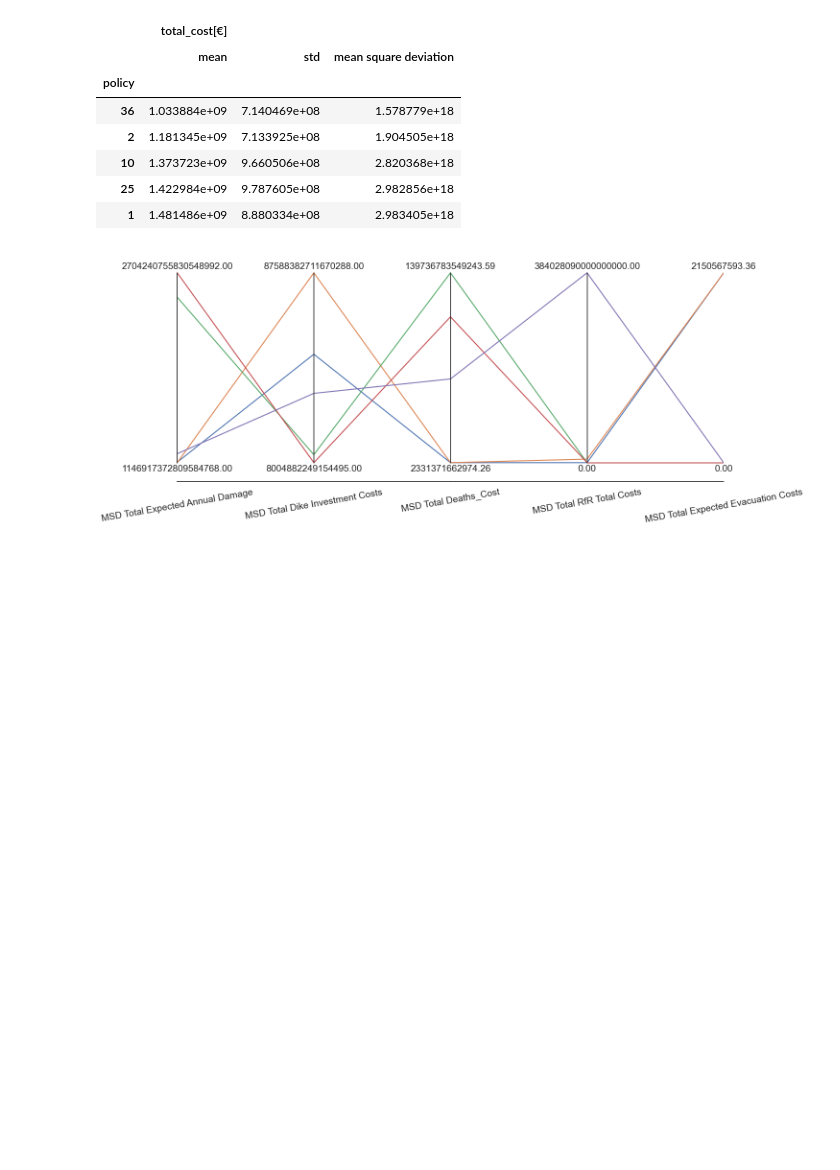
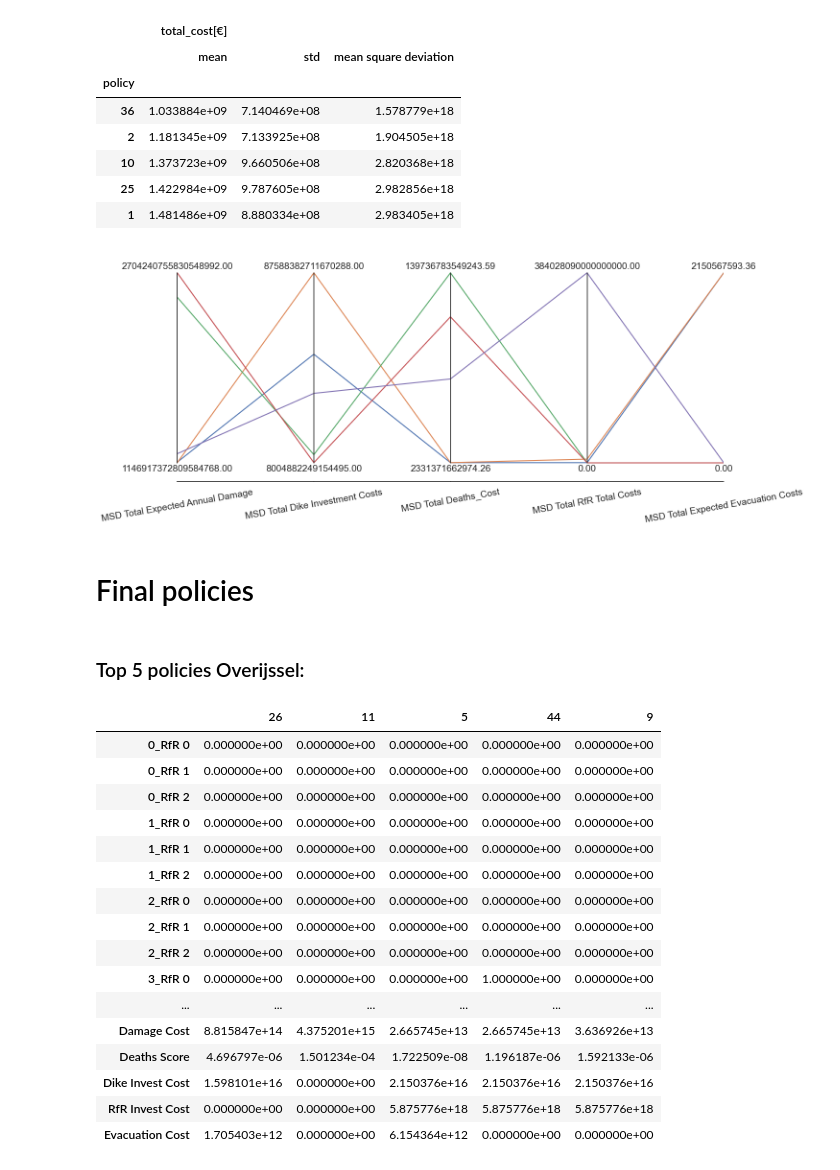
Before and after one commit to JasperBaars/EPA1361_Model-based_Decision-making, a Jupyter notebook: Final Assignment EPA1361/Model and Notebooks/3. Uncertainty Analysis.ipynb, the cells around one changed output. Cells and saved outputs as stored; diff of their text form; code cells hidden in the pictures; blank space fills up the shorter version.

Commit message:
beste policies tabellen

```diff
--- a/Final Assignment EPA1361/Model and Notebooks/3. Uncertainty Analysis.ipynb
+++ b/Final Assignment EPA1361/Model and Notebooks/3. Uncertainty Analysis.ipynb
@@ -319,3 +319,28 @@ plt.savefig(r'../visualizations/Scenario_Discovery/pareto_visualization.png', bb
 sns.set(rc={'figure.figsize': (15, 6)})
 # %% [output]
 [figure]
+# %% [markdown]
+# Final policies
+# %% [markdown]
+### Top 5 policies Overijssel:
+# %%
+policies = pd.read_pickle(r'../generated_datasets/initial_Pareto_policies.pkl')
+policies.iloc[results_of_interest_overijssel.index.values].T
+# %% [output]
+|  | 26 | 11 | 5 | 44 | 9 |
+| 0_RfR 0 | 0.000000e+00 | 0.000000e+00 | 0.000000e+00 | 0.000000e+00 | 0.000000e+00 |
+| 0_RfR 1 | 0.000000e+00 | 0.000000e+00 | 0.000000e+00 | 0.000000e+00 | 0.000000e+00 |
+| 0_RfR 2 | 0.000000e+00 | 0.000000e+00 | 0.000000e+00 | 0.000000e+00 | 0.000000e+00 |
+| 1_RfR 0 | 0.000000e+00 | 0.000000e+00 | 0.000000e+00 | 0.000000e+00 | 0.000000e+00 |
+| 1_RfR 1 | 0.000000e+00 | 0.000000e+00 | 0.000000e+00 | 0.000000e+00 | 0.000000e+00 |
+| 1_RfR 2 | 0.000000e+00 | 0.000000e+00 | 0.000000e+00 | 0.000000e+00 | 0.000000e+00 |
+| 2_RfR 0 | 0.000000e+00 | 0.000000e+00 | 0.000000e+00 | 0.000000e+00 | 0.000000e+00 |
+| 2_RfR 1 | 0.000000e+00 | 0.000000e+00 | 0.000000e+00 | 0.000000e+00 | 0.000000e+00 |
+| 2_RfR 2 | 0.000000e+00 | 0.000000e+00 | 0.000000e+00 | 0.000000e+00 | 0.000000e+00 |
+| 3_RfR 0 | 0.000000e+00 | 0.000000e+00 | 0.000000e+00 | 1.000000e+00 | 0.000000e+00 |
+| ... | ... | ... | ... | ... | ... |
+| Damage Cost | 8.815847e+14 | 4.375201e+15 | 2.665745e+13 | 2.665745e+13 | 3.636926e+13 |
+| Deaths Score | 4.696797e-06 | 1.501234e-04 | 1.722509e-08 | 1.196187e-06 | 1.592133e-06 |
+| Dike Invest Cost | 1.598101e+16 | 0.000000e+00 | 2.150376e+16 | 2.150376e+16 | 2.150376e+16 |
+| RfR Invest Cost | 0.000000e+00 | 0.000000e+00 | 5.875776e+18 | 5.875776e+18 | 5.875776e+18 |
+| Evacuation Cost | 1.705403e+12 | 0.000000e+00 | 6.154364e+12 | 0.000000e+00 | 0.000000e+00 |
```
Also changed, not shown: parts of 4 cells of this notebook, 1 other file.
